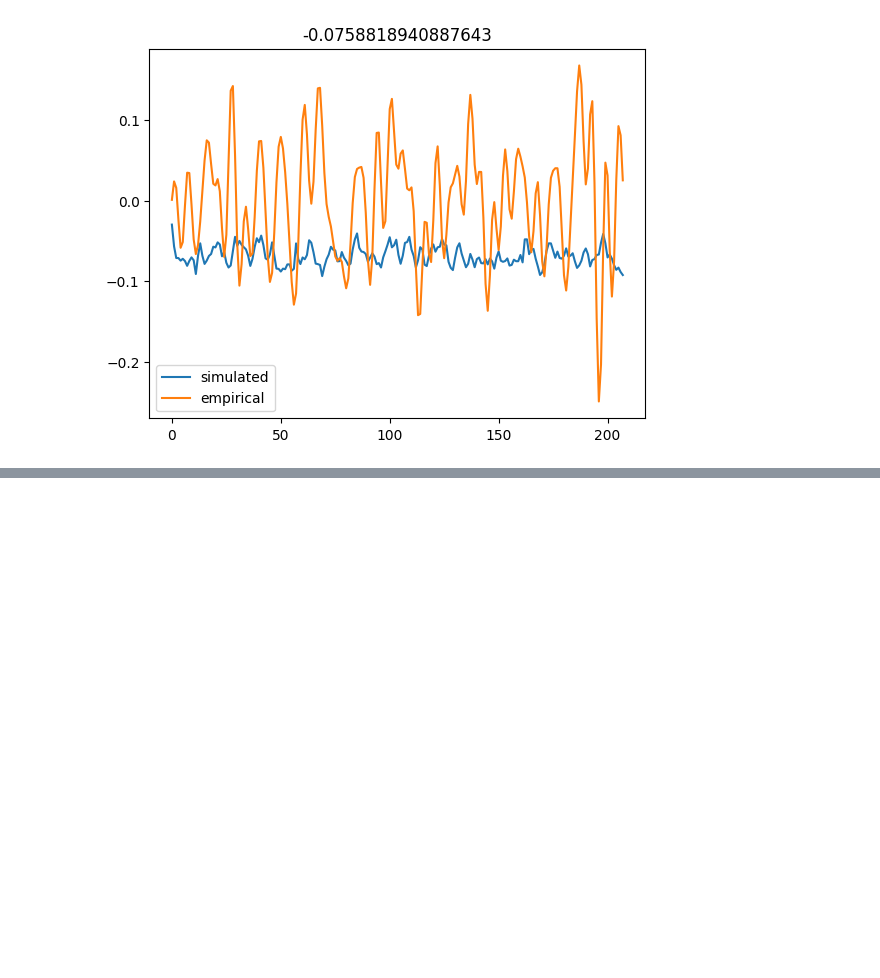
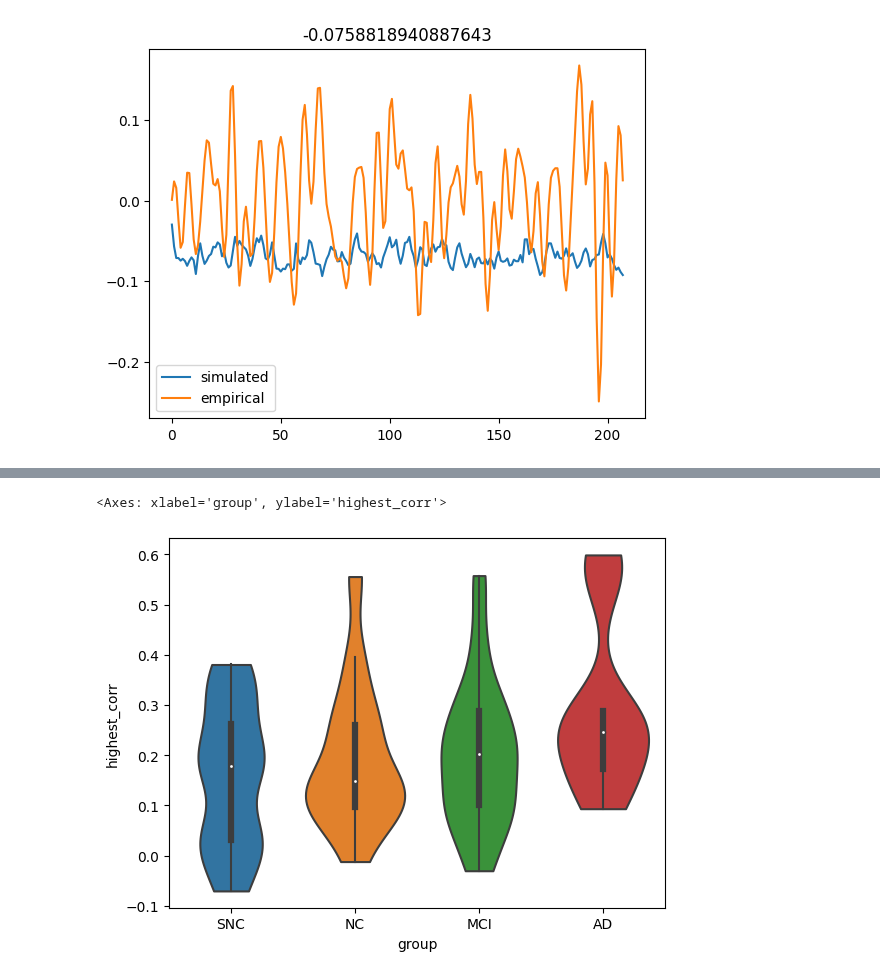
Before and after one commit to yilewang/tvbdemos, a Jupyter notebook: clinical_conversion/local_inhibition_fitting.ipynb, the cells around one changed output, grey strips where cells are left out. Saved outputs shown, nothing was run; the diff lists cells and outputs as text; code cells hidden in the pictures; blank space fills up the shorter version.

```diff
--- a/clinical_conversion/local_inhibition_fitting.ipynb
+++ b/clinical_conversion/local_inhibition_fitting.ipynb
@@ -49,18 +50,19 @@ def FC_fitting(group, caseid, K21, dir):
 mega_data = pd.read_excel('/Users/yilewang/workspaces/data4project/mega_table.xlsx', sheet_name='tvb_parameters')
 
 # create a dataframe for all subjects
-local_inhibition = pd.DataFrame(columns=['group', 'caseid', 'highest_K21', 'highest_corr'])
+local_inhibition = pd.DataFrame(columns=['group', 'caseid', 'highest_K21', 'highest_corr', "highest_p"])
 for i, j, go in zip(mega_data.group, mega_data.caseid, mega_data.Go):
     k_corr = []
     for k in np.arange(0.001, 0.1, 0.001):
         k = round(k, 3)
-        corr = FC_fitting(i, j, k, data_dir)
+        corr,p_value = FC_fitting(i, j, k, data_dir)
         k_corr.append(corr)
     # find the highest correlation coefficient
     if len(k_corr)>0:
         highest_K21 = np.arange(0.001, 0.1, 0.001)[np.argmax(k_corr)]
         highest_corr = np.max(k_corr)
-        local_inhibition.loc[len(local_inhibition)] = [i, j, highest_K21, highest_corr]
+        highest_p = p_value
+        local_inhibition.loc[len(local_inhibition)] = [i, j, highest_K21, highest_corr, p_value]
     else:
         pass
     # if len(k_corr)>0:
@@ -123,3 +125,36 @@ plt.title(f"{np.corrcoef(e_ts[0,:], s_ts[0,:])[0, 1]}")
 plt.show()
 # %% [output]
 [figure]
+# %%
+# compare it with G optimal alone
+data_dir = "/Users/yilewang/Desktop/Goptimal_data/corr_Goptimal"
+def FC_fitting_only_Go(group, caseid, go, dir):
+    subj_dir = pjoin(dir, group, caseid, group+"_"+caseid+"_"+str(go)+'.xlsx')
+    # skip the first column when importing the data
+    s_ts = pd.read_excel(subj_dir, names=range(1, 17))
+    # calculate the simulated FC
+    s_fc = s_ts.corr()
+    # compare it to the empirical FC
+    mat = scipy.io.loadmat(pjoin(eFC_dir, group+"-TS", caseid, "ROISignals_"+caseid+'.mat'))
+    e_ts = pd.DataFrame(mat['ROISignals'])
+    e_fc = e_ts.corr()
+    # vectorize the lower triangle of the matrix
+    s_fc_vec = np.tril(s_fc, k=-1).flatten()
+    s_fc_vec = s_fc_vec[np.nonzero(s_fc_vec)[0]]
+    e_fc_vec = np.tril(e_fc, k=-1).flatten()
+    e_fc_vec = e_fc_vec[np.nonzero(e_fc_vec)[0]]
+    # calculate the correlation coefficienv
+    # s_fc_vec_nor = preprocessing.normalize(np.array(s_fc_vec).reshape(-1,1))[:,0]
+    # e_fc_vec_nor = preprocessing.normalize(np.array(e_fc_vec).reshape(-1,1))[:,0]
+    corr, p_value = scipy.stats.pearsonr(s_fc_vec, e_fc_vec)
+    # iterate then I can have a plot for inidividuals.
+    return corr, p_value
+# %%
+# read mega data
+mega_data = pd.read_excel('/Users/yilewang/workspaces/data4project/mega_table.xlsx', sheet_name='tvb_parameters')
+
+# create a dataframe for all subjects
+local_inhibition_only_go = pd.DataFrame(columns=['group', 'caseid', 'highest_corr', "highest_p"])
+for i, j, go in zip(mega_data.group, mega_data.caseid, mega_data.Go):
+    corr,p_value = FC_fitting_only_Go(i, j, go, data_dir)
+    local_inhibition_only_go.loc[len(local_inhibition_only_go)] = [i, j, corr, p_value]
@@ -125,0 +179,5 @@ plt.show()
+# %%
+seaborn.violinplot(x='group', y='highest_corr', data=local_inhibition_only_go, cut=0, bw=0.4)
+# %% [output]
+<Axes: xlabel='group', ylabel='highest_corr'>
+[figure, added]
```
Also changed, not shown: parts of 8 cells of this notebook, 17 other files.
